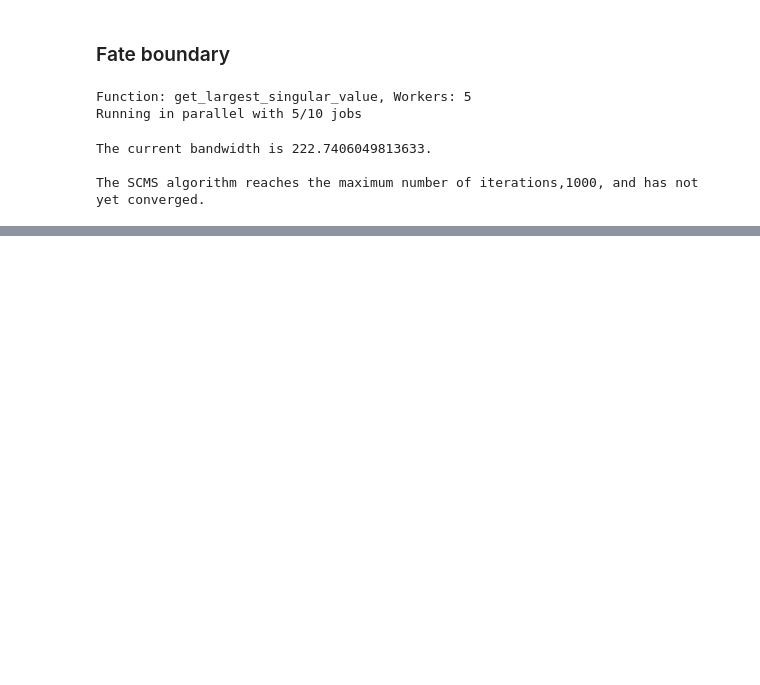
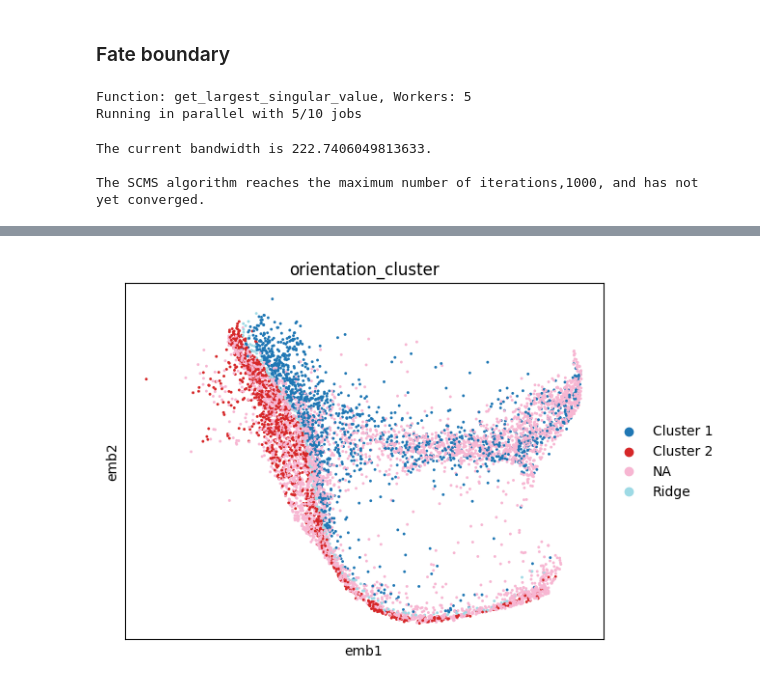
Before and after one commit to sashittal-group/FateSens, a Jupyter notebook: tutorial/fate_boundary_estimation.ipynb, the cells around one changed output, grey strips where cells are left out. Drawn from its saved outputs; the diff is of its cells as text; code cells hidden in the pictures; blank space fills up the shorter version.

Commit message:
orientation test added

```diff
--- a/tutorial/fate_boundary_estimation.ipynb
+++ b/tutorial/fate_boundary_estimation.ipynb
@@ -56,0 +57,2 @@ fs.pl.plot_ridge_on_ftle(adata, ridge_adata_obs, ftle, day_t0=[2, 4])
+# %%
+adata = fs.tl.orientation_test_from_ridge_indices(adata, ridge_adata_obs)
@@ -56,0 +67,4 @@ fs.pl.plot_ridge_on_ftle(adata, ridge_adata_obs, ftle, day_t0=[2, 4])
+# %%
+sc.pl.embedding(adata, basis="emb", color="orientation_cluster", palette="tab20")
+# %% [output]
+[figure, added]
```
Also changed, not shown: parts of 3 cells of this notebook, 2 other files.
